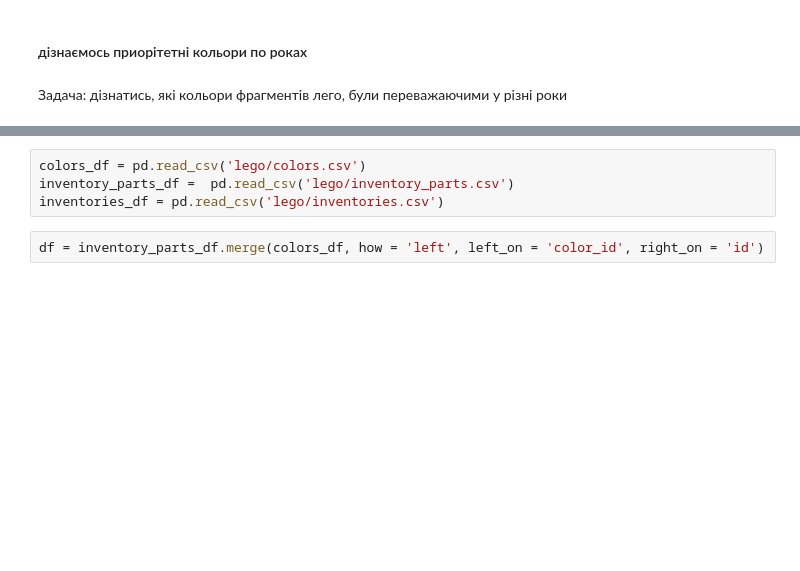
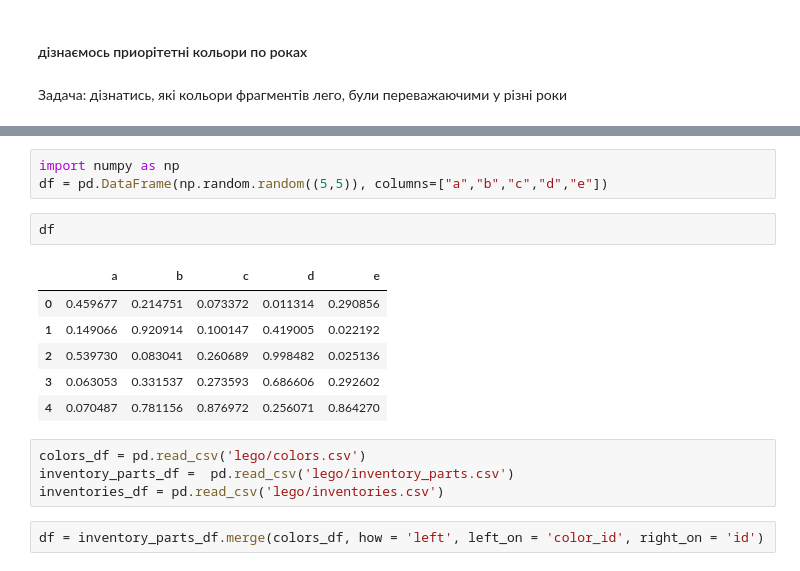
Before and after one commit to HubashovD/training_python_basics, a Jupyter notebook: notebook.ipynb, the cells around one changed output, grey strips where cells are left out. Saved outputs shown, nothing was run; the diff lists cells and outputs as text; blank space fills up the shorter version.

```diff
--- a/notebook.ipynb
+++ b/notebook.ipynb
@@ -381,6 +441,18 @@ Image(url="Screenshot at Jun 06 16-53-46.png", width=800, height=500,)
 #https://www.python-graph-gallery.com/
 # %% [output]
 [interactive output not drawn]
+# %%
+import numpy as np
+df = pd.DataFrame(np.random.random((5,5)), columns=["a","b","c","d","e"])
+# %%
+df
+# %% [output]
+|  | a | b | c | d | e |
+| 0 | 0.459677 | 0.214751 | 0.073372 | 0.011314 | 0.290856 |
+| 1 | 0.149066 | 0.920914 | 0.100147 | 0.419005 | 0.022192 |
+| 2 | 0.539730 | 0.083041 | 0.260689 | 0.998482 | 0.025136 |
+| 3 | 0.063053 | 0.331537 | 0.273593 | 0.686606 | 0.292602 |
+| 4 | 0.070487 | 0.781156 | 0.876972 | 0.256071 | 0.864270 |
 # %%
 colors_df = pd.read_csv('lego/colors.csv')
 inventory_parts_df =  pd.read_csv('lego/inventory_parts.csv')
```
Also changed, not shown: parts of 4 cells of this notebook.
